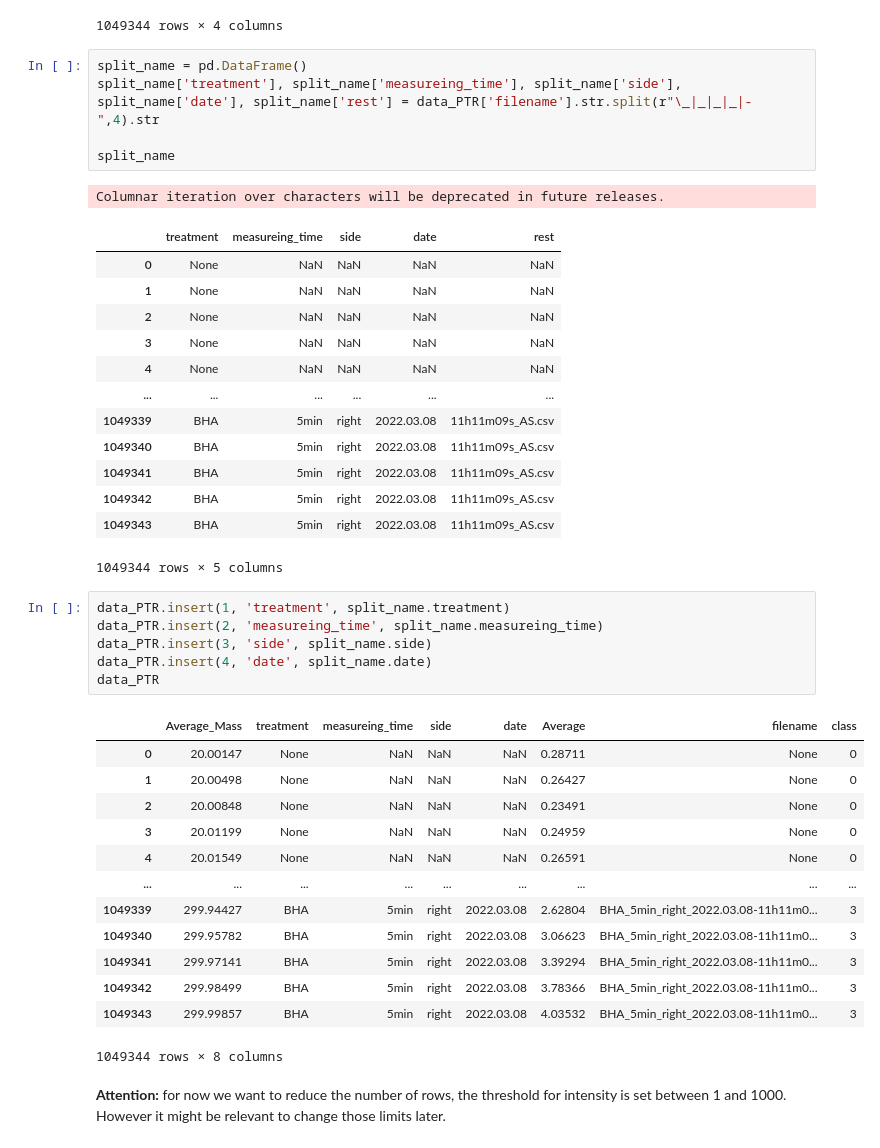
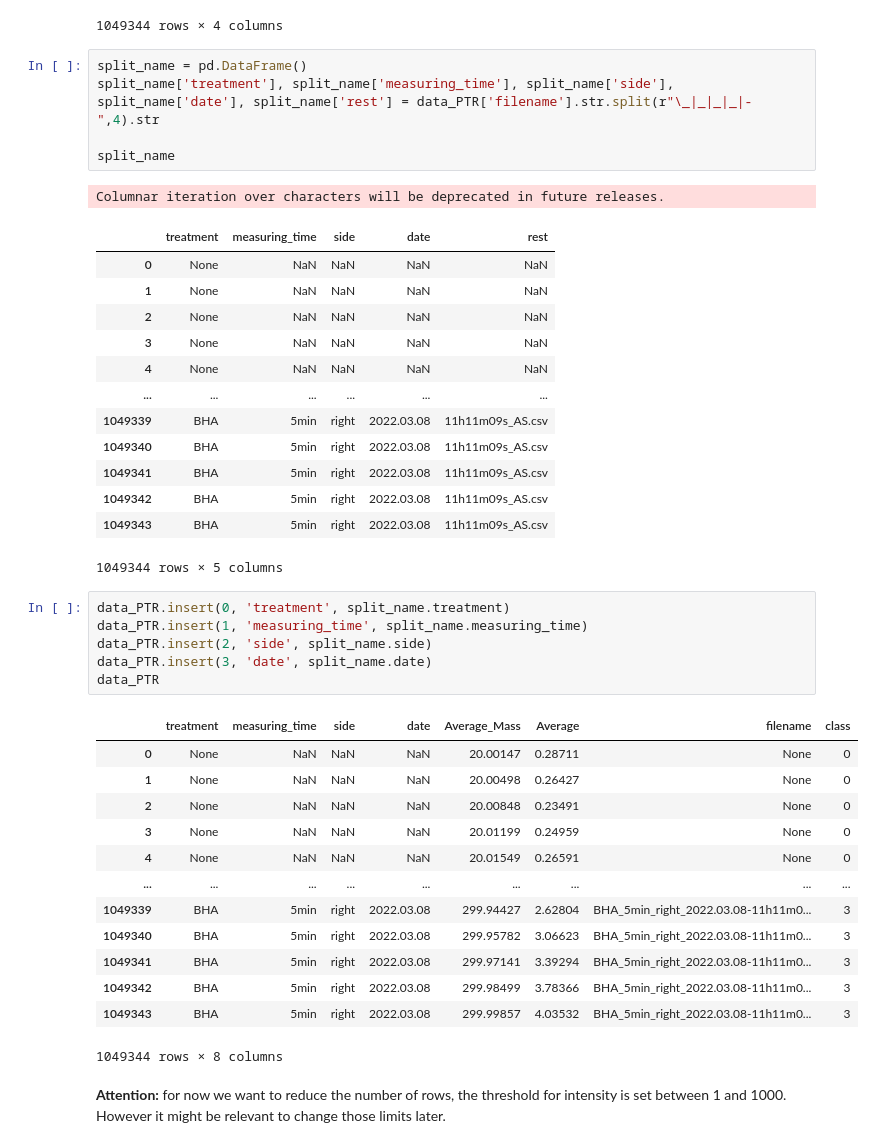
Before and after one commit to CharKuehl/DermalVOCs, a Jupyter notebook: PTR_Spectra_Analysis.ipynb, the cells around one changed output. Cells and saved outputs as stored; diff of their text form.

```diff
--- a/PTR_Spectra_Analysis.ipynb
+++ b/PTR_Spectra_Analysis.ipynb
@@ -155,12 +135,12 @@ data_PTR
 1049344 rows × 4 columns
 # %%
 split_name = pd.DataFrame()
-split_name['treatment'], split_name['measureing_time'], split_name['side'], split_name['date'], split_name['rest'] = data_PTR['filename'].str.split(r"\_|_|_|_|-",4).str
+split_name['treatment'], split_name['measuring_time'], split_name['side'], split_name['date'], split_name['rest'] = data_PTR['filename'].str.split(r"\_|_|_|_|-",4).str
 
 split_name
 # %% [output]
 Columnar iteration over characters will be deprecated in future releases.
-|  | treatment | measureing_time | side | date | rest |
+|  | treatment | measuring_time | side | date | rest |
 | 0 | None | NaN | NaN | NaN | NaN |
 | 1 | None | NaN | NaN | NaN | NaN |
 | 2 | None | NaN | NaN | NaN | NaN |
@@ -174,24 +154,24 @@ Columnar iteration over characters will be deprecated in future releases.
 | 1049343 | BHA | 5min | right | 2022.03.08 | 11h11m09s_AS.csv |
 1049344 rows × 5 columns
 # %%
-data_PTR.insert(1, 'treatment', split_name.treatment)
-data_PTR.insert(2, 'measureing_time', split_name.measureing_time)
-data_PTR.insert(3, 'side', split_name.side)
-data_PTR.insert(4, 'date', split_name.date)
+data_PTR.insert(0, 'treatment', split_name.treatment)
+data_PTR.insert(1, 'measuring_time', split_name.measuring_time)
+data_PTR.insert(2, 'side', split_name.side)
+data_PTR.insert(3, 'date', split_name.date)
 data_PTR
 # %% [output]
-|  | Average_Mass | treatment | measureing_time | side | date | Average | filename | class |
-| 0 | 20.00147 | None | NaN | NaN | NaN | 0.28711 | None | 0 |
-| 1 | 20.00498 | None | NaN | NaN | NaN | 0.26427 | None | 0 |
-| 2 | 20.00848 | None | NaN | NaN | NaN | 0.23491 | None | 0 |
-| 3 | 20.01199 | None | NaN | NaN | NaN | 0.24959 | None | 0 |
-| 4 | 20.01549 | None | NaN | NaN | NaN | 0.26591 | None | 0 |
+|  | treatment | measuring_time | side | date | Average_Mass | Average | filename | class |
+| 0 | None | NaN | NaN | NaN | 20.00147 | 0.28711 | None | 0 |
+| 1 | None | NaN | NaN | NaN | 20.00498 | 0.26427 | None | 0 |
+| 2 | None | NaN | NaN | NaN | 20.00848 | 0.23491 | None | 0 |
+| 3 | None | NaN | NaN | NaN | 20.01199 | 0.24959 | None | 0 |
+| 4 | None | NaN | NaN | NaN | 20.01549 | 0.26591 | None | 0 |
 | ... | ... | ... | ... | ... | ... | ... | ... | ... |
-| 1049339 | 299.94427 | BHA | 5min | right | 2022.03.08 | 2.62804 | BHA_5min_right_2022.03.08-11h11m0... | 3 |
-| 1049340 | 299.95782 | BHA | 5min | right | 2022.03.08 | 3.06623 | BHA_5min_right_2022.03.08-11h11m0... | 3 |
-| 1049341 | 299.97141 | BHA | 5min | right | 2022.03.08 | 3.39294 | BHA_5min_right_2022.03.08-11h11m0... | 3 |
-| 1049342 | 299.98499 | BHA | 5min | right | 2022.03.08 | 3.78366 | BHA_5min_right_2022.03.08-11h11m0... | 3 |
-| 1049343 | 299.99857 | BHA | 5min | right | 2022.03.08 | 4.03532 | BHA_5min_right_2022.03.08-11h11m0... | 3 |
+| 1049339 | BHA | 5min | right | 2022.03.08 | 299.94427 | 2.62804 | BHA_5min_right_2022.03.08-11h11m0... | 3 |
+| 1049340 | BHA | 5min | right | 2022.03.08 | 299.95782 | 3.06623 | BHA_5min_right_2022.03.08-11h11m0... | 3 |
+| 1049341 | BHA | 5min | right | 2022.03.08 | 299.97141 | 3.39294 | BHA_5min_right_2022.03.08-11h11m0... | 3 |
+| 1049342 | BHA | 5min | right | 2022.03.08 | 299.98499 | 3.78366 | BHA_5min_right_2022.03.08-11h11m0... | 3 |
+| 1049343 | BHA | 5min | right | 2022.03.08 | 299.99857 | 4.03532 | BHA_5min_right_2022.03.08-11h11m0... | 3 |
 1049344 rows × 8 columns
 # %% [markdown]
 **Attention:** for now we want to reduce the number of rows, the threshold for intensity is set between 1 and 1000. However it might be relevant to change those limits later.
```
Also changed, not shown: parts of 14 cells of this notebook.
